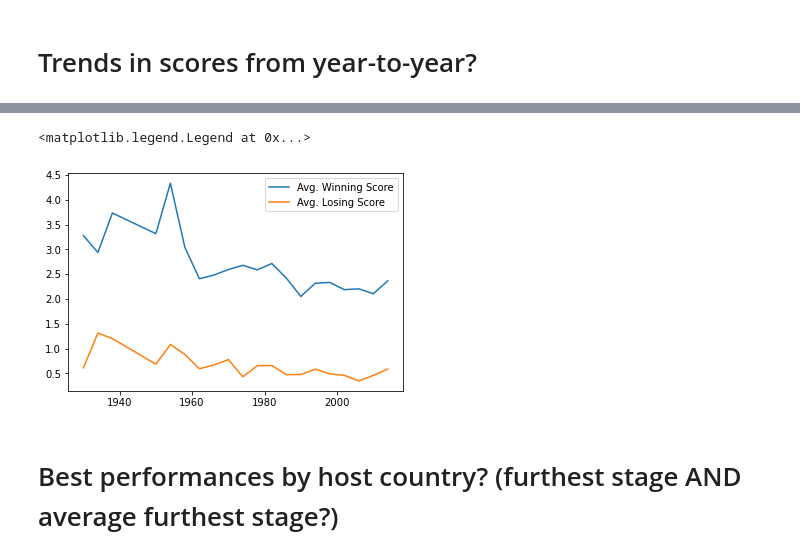
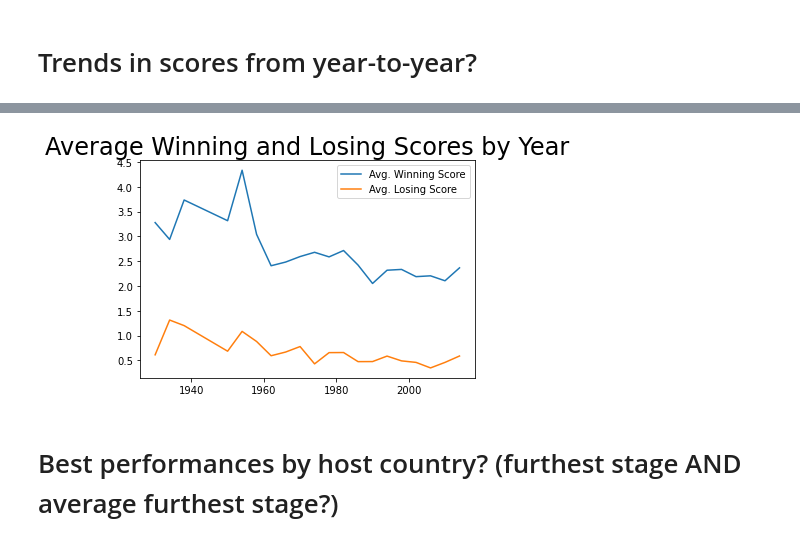
Before and after one commit to ian-zukowski/World_Cup_Analysis, a Jupyter notebook: World Cup Analysis.ipynb, the cells around one changed output, grey strips where cells are left out. Saved outputs shown, nothing was run; the diff lists cells and outputs as text; code cells hidden in the pictures.

Commit message:
Created folder to visualize trends with goals from year-to-year

```diff
--- a/World Cup Analysis.ipynb
+++ b/World Cup Analysis.ipynb
@@ -239,13 +239,13 @@ losing_means_by_cup = yearly_groups['losing_score_final'].mean()
 # %%
 # Plot the winning and losing average scores for each world cup
 plt.plot(winning_means_by_cup)
 plt.plot(losing_means_by_cup)
 plt.legend(['Avg. Winning Score','Avg. Losing Score'])
+plt.title('Average Winning and Losing Scores by Year', fontsize=24)
 
-plt.savefig(f'{comeback_url}/Comeback_Goals_Allowed_Half1')
+plt.savefig(f'{yearly_url}/Average_Scores_by_Year')
 # %% [output]
-<matplotlib.legend.Legend at 0x...>
-[figure, old version]
+[figure, new version]
 # %% [markdown]
 # Best performances by host country? (furthest stage AND average furthest stage?)
 # %%
```
Also changed, not shown: 1 other file.
